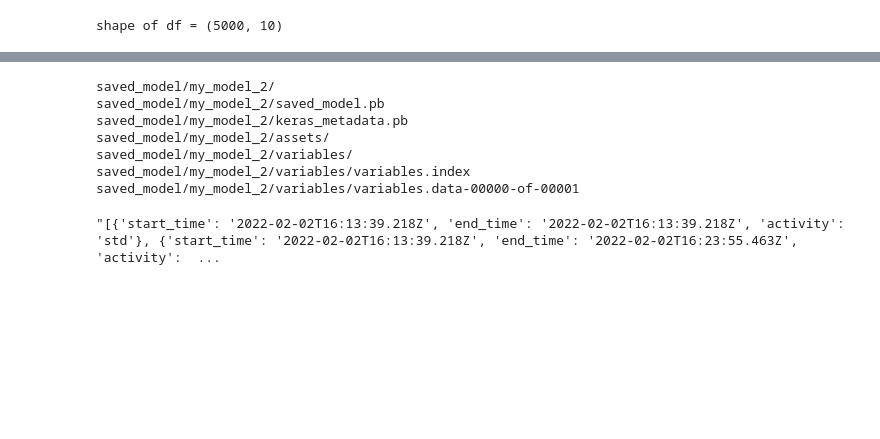
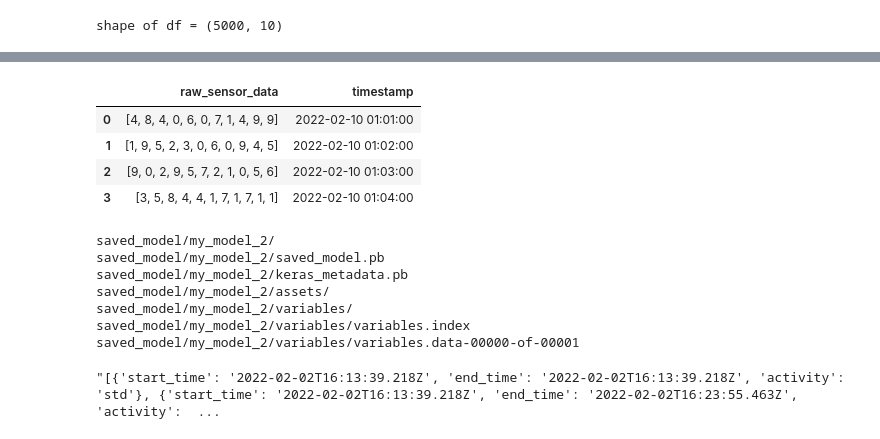
Before and after one commit to ArvindReddyC/Sord_analysis, a Jupyter notebook: prediction_SORD.ipynb, the cells around one changed output, grey strips where cells are left out. Cells and saved outputs as stored; diff of their text form; code cells hidden in the pictures; blank space fills up the shorter version.

```diff
--- a/prediction_SORD.ipynb
+++ b/prediction_SORD.ipynb
@@ -134,3 +131,38 @@ KeyboardInterrupt
+# %%
+import numpy as np
+import pandas as pd
+json = [{
+  "data": [
+    {
+      "raw_sensor_data": list(np.random.randint(10 , size = 11)),
+      "timestamp": "2022-02-10 01:01:00"    },
+      {
+      "raw_sensor_data": list(np.random.randint(10 , size = 11)),
+      "timestamp": "2022-02-10 01:02:00"    },
+      {
+      "raw_sensor_data": list(np.random.randint(10 , size = 11)),
+      "timestamp": "2022-02-10 01:03:00"    },
+      {
+      "raw_sensor_data": list(np.random.randint(10 , size = 11)),
+      "timestamp": "2022-02-10 01:04:00"    }
+  ],
+  "mode": "DEVICE",
+  "location": {
+    "latitude": 0,
+    "longitude": 0  },
+  "deviceStatus": "CONNECTED",
+  "actualActivity": "SITTING"}]
+
+
+json[0]['data']
+sample = pd.DataFrame.from_dict(json[0]['data'])
+sample
+# %% [output]
+|  | raw_sensor_data | timestamp |
+| 0 | [4, 8, 4, 0, 6, 0, 7, 1, 4, 9, 9] | 2022-02-10 01:01:00 |
+| 1 | [1, 9, 5, 2, 3, 0, 6, 0, 9, 4, 5] | 2022-02-10 01:02:00 |
+| 2 | [9, 0, 2, 9, 5, 7, 2, 1, 0, 5, 6] | 2022-02-10 01:03:00 |
+| 3 | [3, 5, 8, 4, 4, 1, 7, 1, 7, 1, 1] | 2022-02-10 01:04:00 |
 # %%
 !tar -xvzf model_2.tar.gz
 # %% [output]
```
Also changed, not shown: parts of 1 cell of this notebook.
